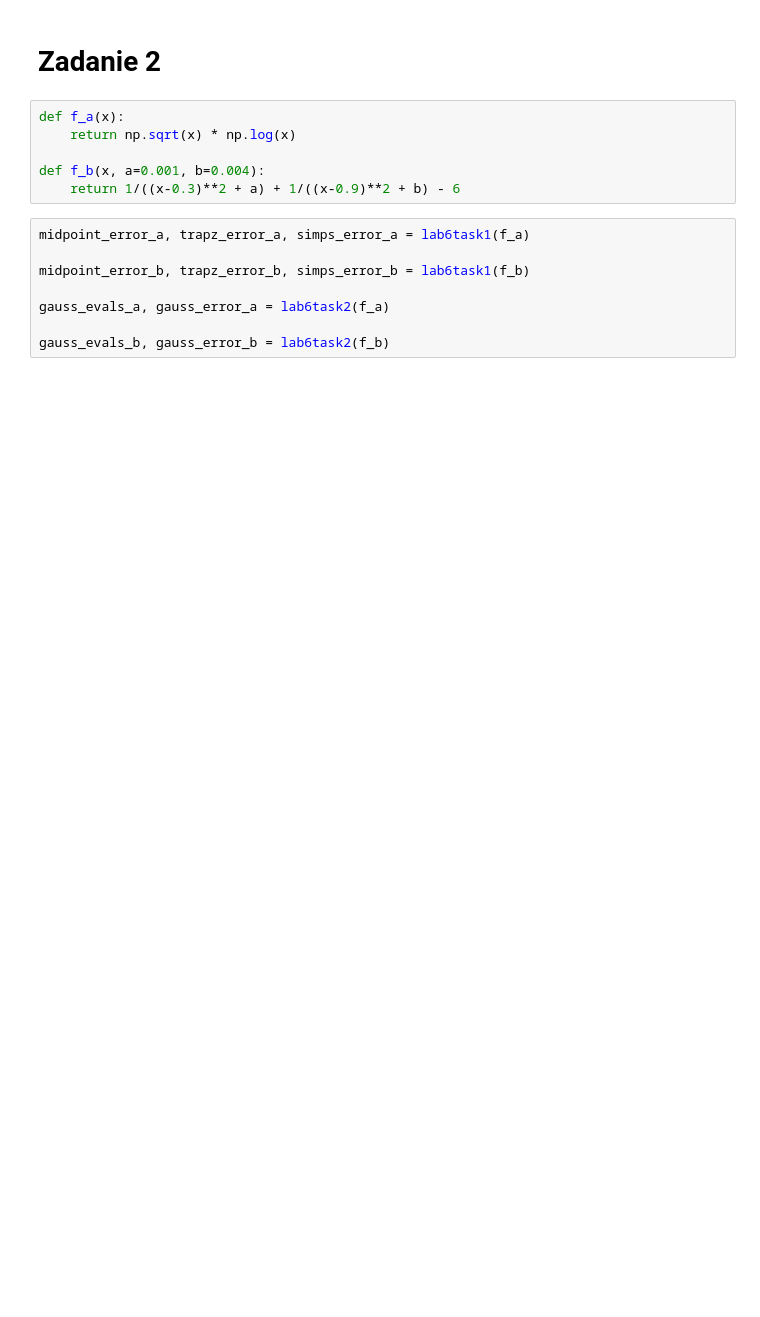
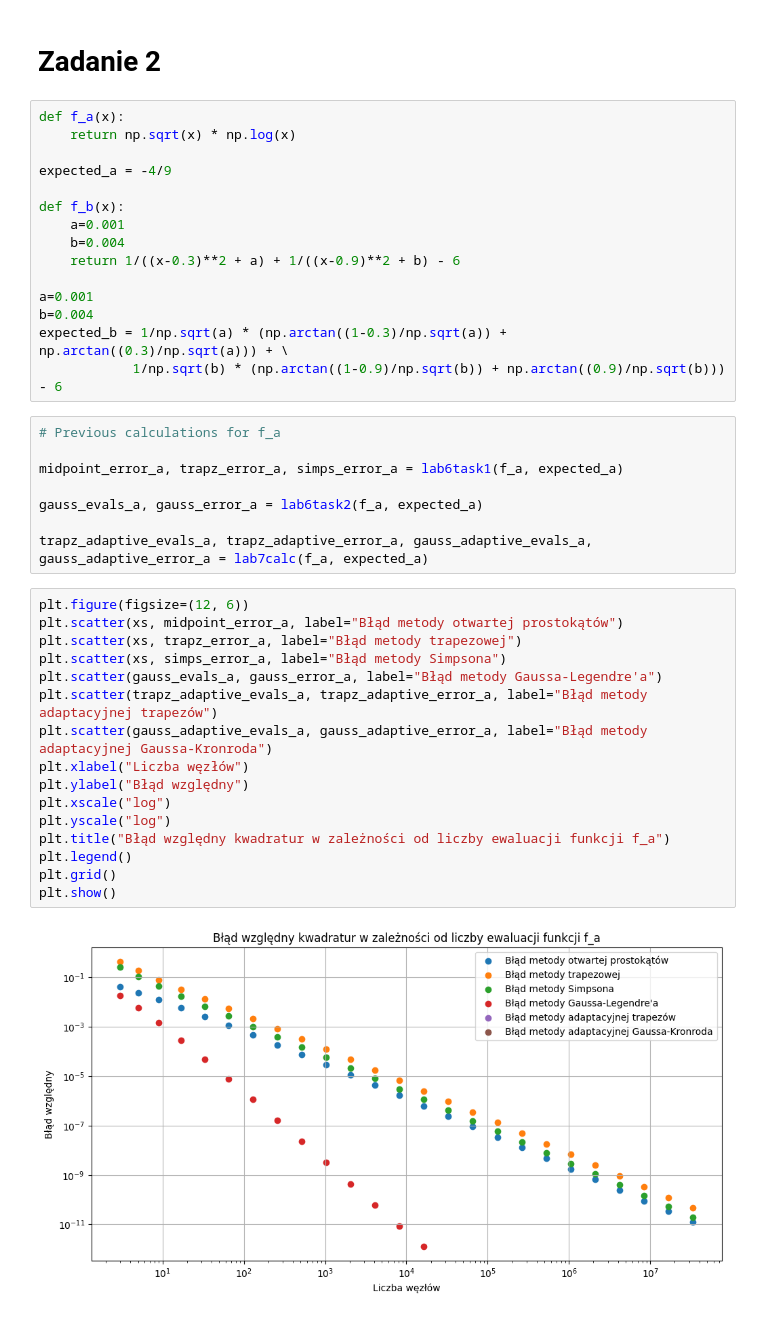
Before and after one commit to memecat5/MOWNIT, a Jupyter notebook: lab7/lab7.ipynb, the cells around one changed output. Saved outputs shown, nothing was run; the diff lists cells and outputs as text; blank space fills up the shorter version.

```diff
--- a/lab7/lab7.ipynb
+++ b/lab7/lab7.ipynb
@@ -133,13 +137,40 @@ draw((xs, midpoint_error), (xs, trapz_error), (xs, simps_error), (quad_evals, qu
 def f_a(x):
     return np.sqrt(x) * np.log(x)
 
-def f_b(x, a=0.001, b=0.004):
+expected_a = -4/9
+
+def f_b(x):
+    a=0.001
+    b=0.004
     return 1/((x-0.3)**2 + a) + 1/((x-0.9)**2 + b) - 6
+
+a=0.001
+b=0.004
+expected_b = 1/np.sqrt(a) * (np.arctan((1-0.3)/np.sqrt(a)) + np.arctan((0.3)/np.sqrt(a))) + \
+            1/np.sqrt(b) * (np.arctan((1-0.9)/np.sqrt(b)) + np.arctan((0.9)/np.sqrt(b))) - 6
 # %%
-midpoint_error_a, trapz_error_a, simps_error_a = lab6task1(f_a)
+# Previous calculations for f_a
 
-midpoint_error_b, trapz_error_b, simps_error_b = lab6task1(f_b)
+midpoint_error_a, trapz_error_a, simps_error_a = lab6task1(f_a, expected_a)
 
-gauss_evals_a, gauss_error_a = lab6task2(f_a)
+gauss_evals_a, gauss_error_a = lab6task2(f_a, expected_a)
 
-gauss_evals_b, gauss_error_b = lab6task2(f_b)
+trapz_adaptive_evals_a, trapz_adaptive_error_a, gauss_adaptive_evals_a, gauss_adaptive_error_a = lab7calc(f_a, expected_a)
+# %%
+plt.figure(figsize=(12, 6))
+plt.scatter(xs, midpoint_error_a, label="Błąd metody otwartej prostokątów")
+plt.scatter(xs, trapz_error_a, label="Błąd metody trapezowej")
+plt.scatter(xs, simps_error_a, label="Błąd metody Simpsona")
+plt.scatter(gauss_evals_a, gauss_error_a, label="Błąd metody Gaussa-Legendre'a")
+plt.scatter(trapz_adaptive_evals_a, trapz_adaptive_error_a, label="Błąd metody adaptacyjnej trapezów")
+plt.scatter(gauss_adaptive_evals_a, gauss_adaptive_error_a, label="Błąd metody adaptacyjnej Gaussa-Kronroda")
+plt.xlabel("Liczba węzłów")
+plt.ylabel("Błąd względny")
+plt.xscale("log")
+plt.yscale("log")
+plt.title("Błąd względny kwadratur w zależności od liczby ewaluacji funkcji f_a")
+plt.legend()
+plt.grid()
+plt.show()
+# %% [output]
+[figure, added]
```
Also changed, not shown: parts of 4 cells of this notebook.
